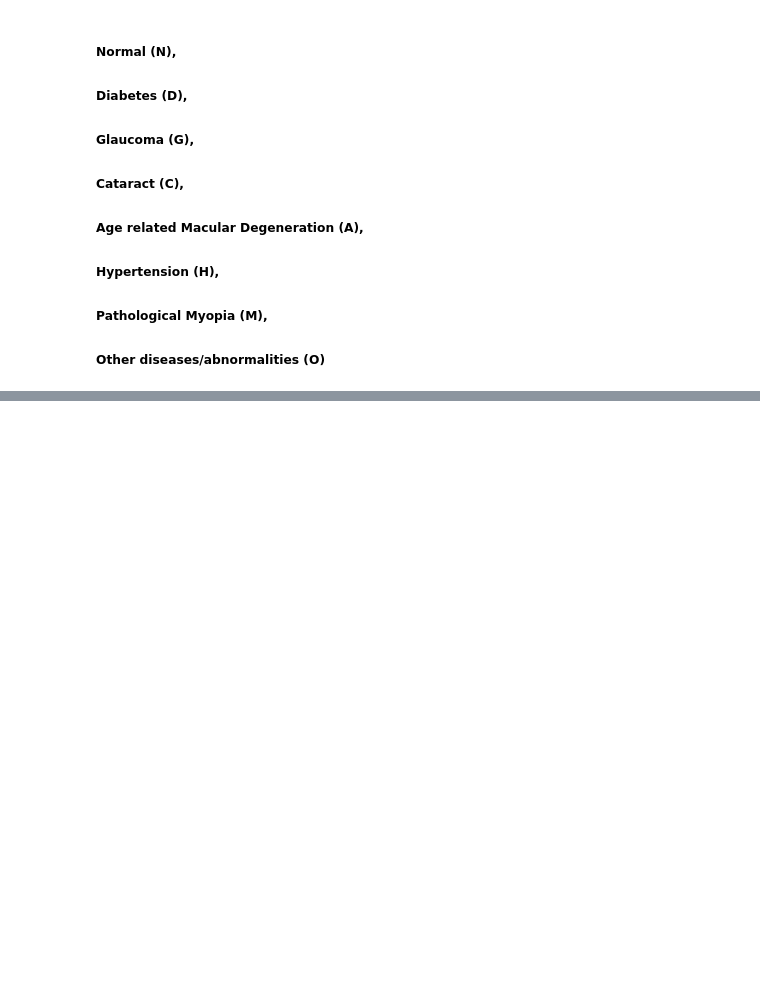
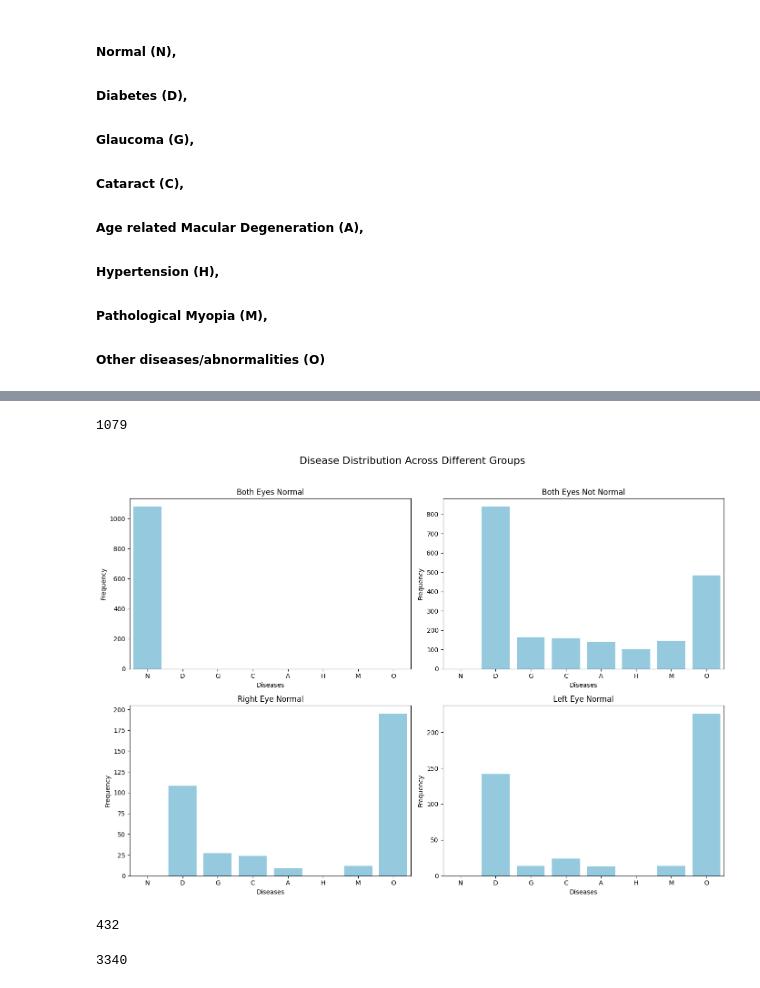
Before and after one commit to sadneya145/DiagXAI, a Jupyter notebook: eye_disease_detection.ipynb, the cells around one changed output, grey strips where cells are left out. Cells and saved outputs as stored; diff of their text form; code cells hidden in the pictures; blank space fills up the shorter version.

```diff
--- a/eye_disease_detection.ipynb
+++ b/eye_disease_detection.ipynb
@@ -398,0 +473,3 @@ model.save("keras_model.keras")
+# %%
+# Keeping only abnormal eyes
+both_eyes_not_normal = both_eyes_not_normal.loc[~(both_eyes_not_normal['N'] == 1)]
@@ -398,0 +506,3 @@ model.save("keras_model.keras")
+# %%
+# Filter out left eye normal fundus values mistakenly flagged as abnormalities.
+left_eye_abnormalities = left_eye_abnormalities.loc[~(left_eye_abnormalities['N'] == 1)]
@@ -398,0 +530,47 @@ model.save("keras_model.keras")
+# %%
+# Appending it to both eye normal df
+filtered_df = right_eye_abnormalities[right_eye_abnormalities['N'] == 1]
+
+both_eyes_normal = pd.concat(
+    [both_eyes_normal[both_eyes_normal['N'].isin(filtered_df['N'])], filtered_df],
+    axis=0, ignore_index=True
+).drop_duplicates()
+# %%
+# Filter out right eye normal fundus values mistakenly flagged as abnormalities.
+right_eye_abnormalities = right_eye_abnormalities.loc[~(right_eye_abnormalities['N'] == 1)]
+len(both_eyes_normal)
+# %% [output]
+1079
+# %%
+fig, axes = plt.subplots(2, 2, figsize=(14, 10))
+fig.suptitle('Disease Distribution Across Different Groups', fontsize=16)
+
+# Define titles for the subplots
+titles = [
+    'Both Eyes Normal',
+    'Both Eyes Not Normal',
+    'Right Eye Normal',
+    'Left Eye Normal'
+]
+
+# Create a list of DataFrames
+dataframes = [both_eyes_normal, both_eyes_not_normal, left_eye_abnormalities, right_eye_abnormalities]
+
+# Loop through DataFrames and plot on subplots
+for df, ax, title in zip(dataframes, axes.ravel(), titles):
+    disease_columns = ['N', 'D', 'G', 'C', 'A', 'H', 'M', 'O']
+    disease_counts = df[disease_columns].sum()
+
+    sns.barplot(x=disease_counts.index, y=disease_counts.values, color='skyblue', ax=ax)
+    ax.set_title(title)
+    ax.set_xlabel('Diseases')
+    ax.set_ylabel('Frequency')
+
+plt.tight_layout(rect=[0, 0, 1, 0.96])
+plt.show()
+# %% [output]
+[figure, added]
+# %%
+len(data)
+# %% [output]
+432
@@ -398,0 +579,4 @@ model.save("keras_model.keras")
+# %%
+len(df)
+# %% [output]
+3340
```
Also changed, not shown: parts of 92 cells of this notebook.
